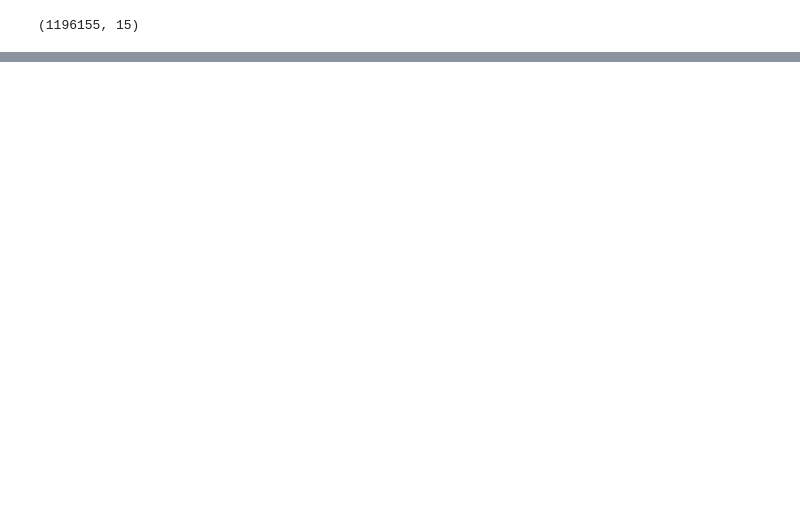
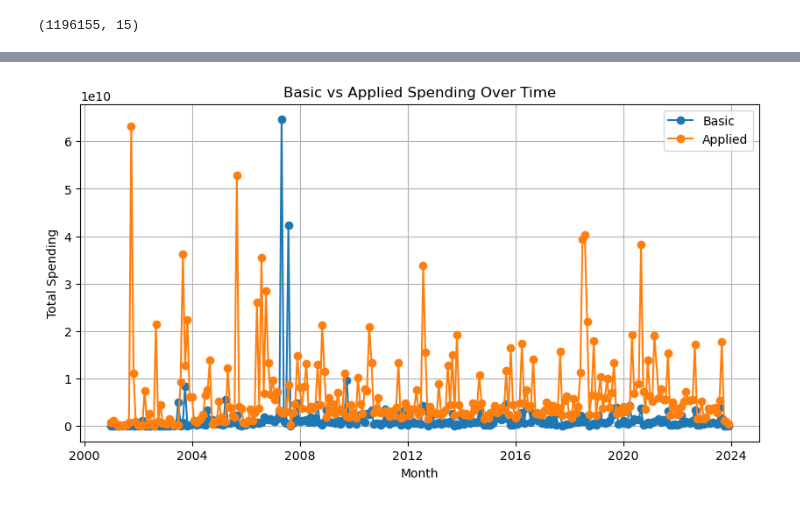
Before and after one commit to Robert-T-Remuszka/GovRnD, a Jupyter notebook: code/contract_data_work.ipynb, the cells around one changed output, grey strips where cells are left out. Drawn from its saved outputs; the diff is of its cells as text; code cells hidden in the pictures; blank space fills up the shorter version.

```diff
--- a/code/contract_data_work.ipynb
+++ b/code/contract_data_work.ipynb
@@ -464,0 +411,20 @@ RD_panel.to_csv(data_location + 'G Contracts/state_panel.csv')
+# %%
+#Making a lil plot
+# Make sure your time column is datetime
+agg_county_research_wide['year_month'] = pd.to_datetime(agg_county_research_wide['year_month'])
+
+# Aggregate sums per month
+monthly_sum = agg_county_research_wide.groupby('year_month')[['basic', 'applied']].sum().reset_index()
+
+# Plot
+plt.figure(figsize=(10,5))
+plt.plot(monthly_sum['year_month'], monthly_sum['basic'], label='Basic', marker='o')
+plt.plot(monthly_sum['year_month'], monthly_sum['applied'], label='Applied', marker='o')
+plt.xlabel('Month')
+plt.ylabel('Total Spending')
+plt.title('Basic vs Applied Spending Over Time')
+plt.legend()
+plt.grid(True)
+plt.show()
+# %% [output]
+[figure, added]
```
Also changed, not shown: parts of 18 cells of this notebook.
